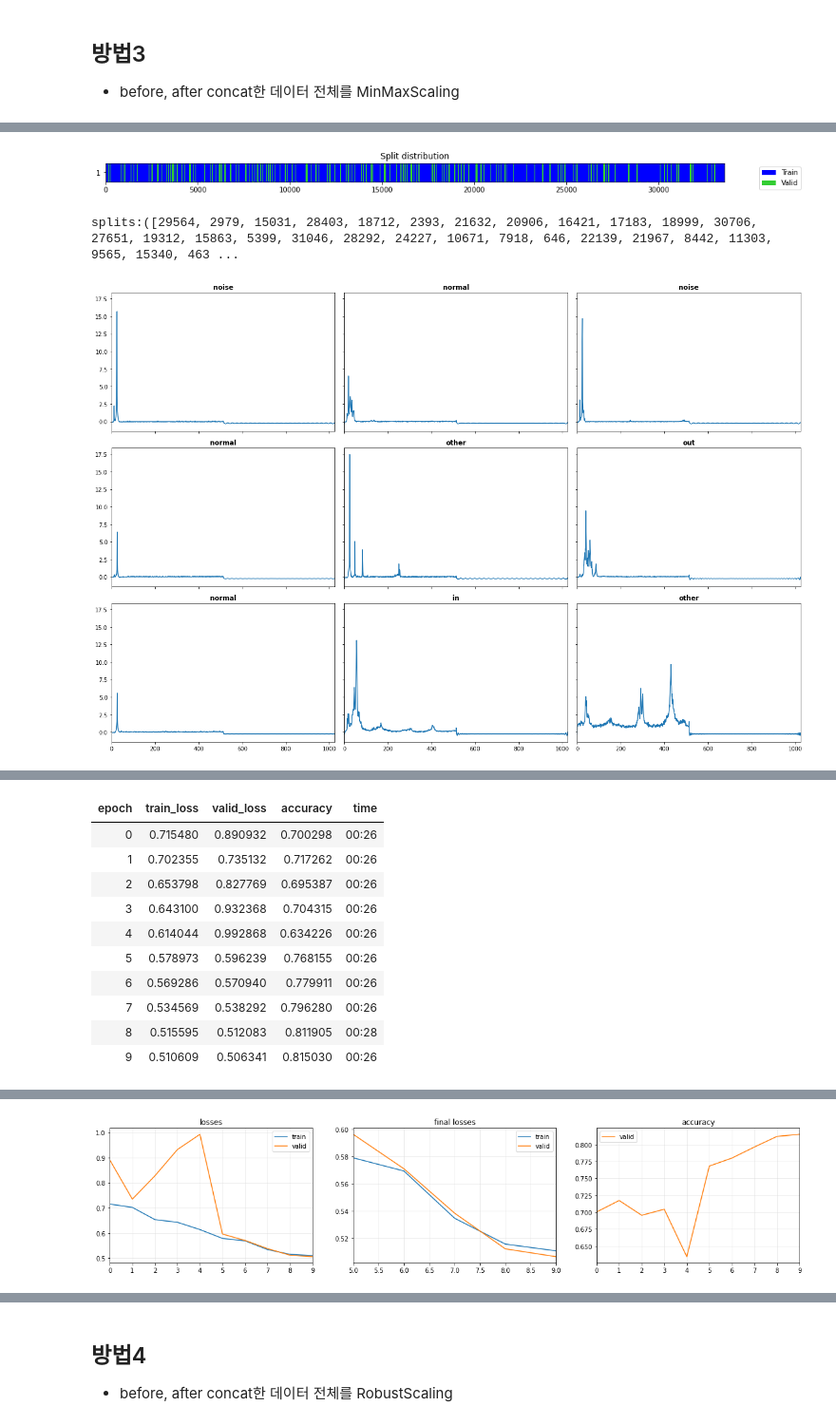
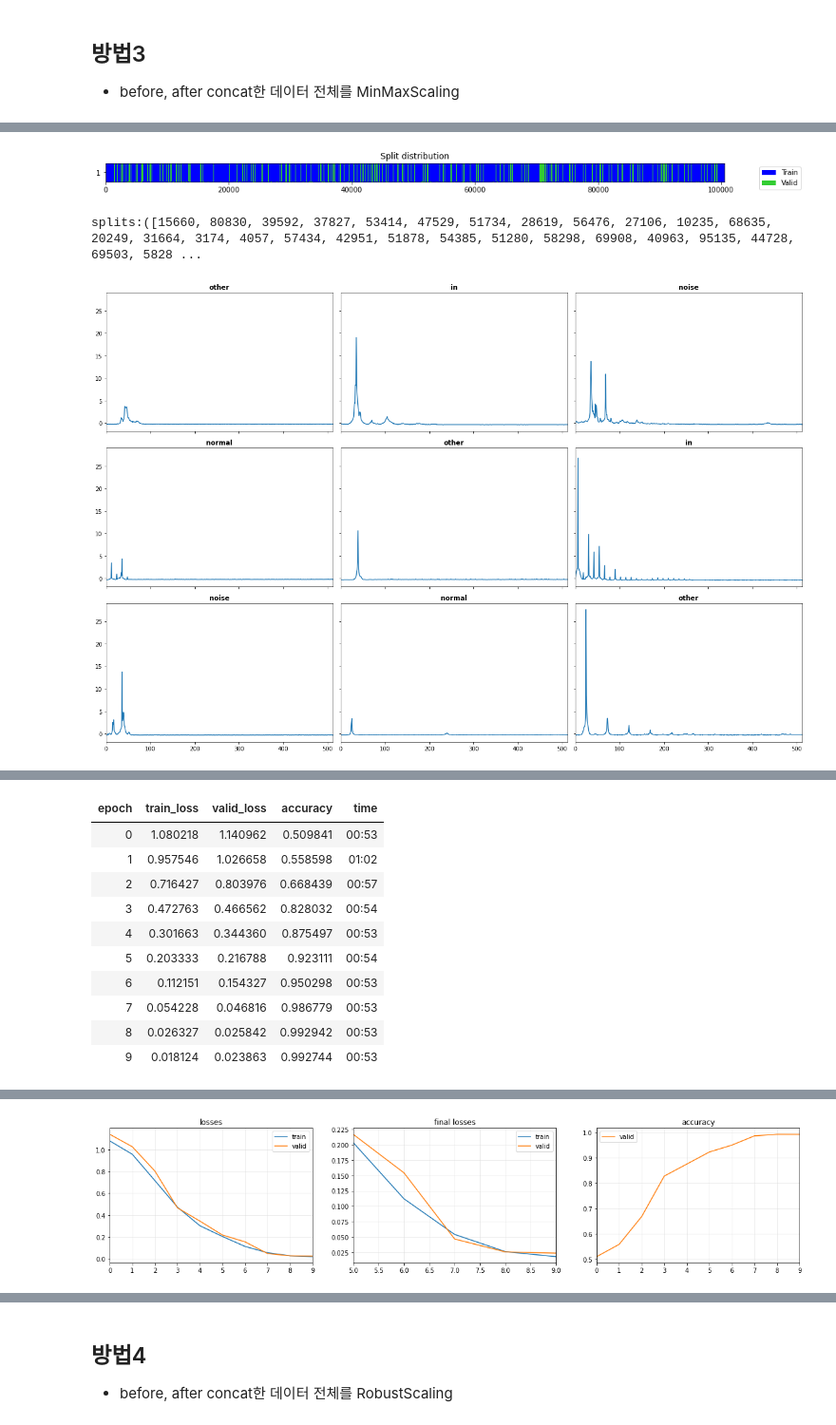
Before and after one commit to seuly1203/TSClassification, a Jupyter notebook: v24_norm_cases정리_1d.ipynb, the cells around one changed output, grey strips where cells are left out. Shown at 95% size. Cells and saved outputs as stored; diff of their text form; code cells hidden in the pictures.

```diff
--- a/v24_norm_cases정리_1d.ipynb
+++ b/v24_norm_cases정리_1d.ipynb
@@ -618,0 +595,8 @@ norm_X = to3d(norm_X)
+# %%
+import pandas as pd
+train = pd.read_csv('/content/drive/MyDrive/AIBIZ/Data/v23/leaktype_train.csv')
+X = np.array(train.drop('leaktype', axis=1))
+y = np.array(train.leaktype) # y완
+print(X.shape)
+X_1d = X.reshape(1, -1)
+print(X_1d.shape)
@@ -618,0 +606,7 @@ norm_X = to3d(norm_X)
+# %%
+from sklearn.preprocessing import MinMaxScaler
+scaler = MinMaxScaler()
+scaler = scaler.fit(X_1d.T)
+normalized_X = scaler.transform(X_1d.T).T
+norm_X = normalized_X.reshape((33600, 513))
+norm_X = to3d(norm_X) # X완
@@ -622,7 +618,7 @@ norm_X = to3d(norm_X)
 # splits 생성
 
 #
-X, y = norm_X, concat_y
+X, y = norm_X, y
 model_name = 'InceptionTimePlus'
 method_num = '3'
 #
@@ -641,45 +637,45 @@ plt.show()
 model = build_ts_model(InceptionTimePlus, dls=dls) # model
 learn = Learner(dls, model, metrics=accuracy)
 
 # learning rate curve
 learn.lr_find()
 
 # train
 learn = ts_learner(dls, metrics=accuracy, cbs=ShowGraph())
 learn.fit_one_cycle(10, lr_max=1e-3)
 
 # 모델 저장
 PATH = Path(f'./models/{model_name}_{method_num}.pkl')
 PATH.parent.mkdir(parents=True, exist_ok=True)
 learn.export(PATH)
 
 # visualize data
 learn.show_results(sharey=True)
 learn.show_probas()
 
 interp = ClassificationInterpretation.from_learner(learn)
 interp.plot_confusion_matrix()
 interp.most_confused(min_val=3)
 interp.print_classification_report()
 
 # create predictions
 PATH = Path(f'./models/{model_name}_{method_num}.pkl')
 learn_gpu = load_learner(PATH, cpu=False)
 probas, _, preds = learn_gpu.get_X_preds(X[splits[0]])
 print(preds[-10:])
 # %% [output]
-[figure, old version]
+[figure, new version]
-splits:([29564, 2979, 15031, 28403, 18712, 2393, 21632, 20906, 16421, 17183, 18999, 30706, 27651, 19312, 15863, 5399, 31046, 28292, 24227, 10671, 7918, 646, 22139, 21967, 8442, 11303, 9565, 15340, 463 ...
+splits:([15660, 80830, 39592, 37827, 53414, 47529, 51734, 28619, 56476, 27106, 10235, 68635, 20249, 31664, 3174, 4057, 57434, 42951, 51878, 54385, 51280, 58298, 69908, 40963, 95135, 44728, 69503, 5828 ...
-[figure, old version]
+[figure, new version]
 [interactive output not drawn]
 | epoch | train_loss | valid_loss | accuracy | time |
-| 0 | 0.715480 | 0.890932 | 0.700298 | 00:26 |
-| 1 | 0.702355 | 0.735132 | 0.717262 | 00:26 |
-| 2 | 0.653798 | 0.827769 | 0.695387 | 00:26 |
-| 3 | 0.643100 | 0.932368 | 0.704315 | 00:26 |
-| 4 | 0.614044 | 0.992868 | 0.634226 | 00:26 |
-| 5 | 0.578973 | 0.596239 | 0.768155 | 00:26 |
-| 6 | 0.569286 | 0.570940 | 0.779911 | 00:26 |
-| 7 | 0.534569 | 0.538292 | 0.796280 | 00:26 |
-| 8 | 0.515595 | 0.512083 | 0.811905 | 00:28 |
-| 9 | 0.510609 | 0.506341 | 0.815030 | 00:26 |
+| 0 | 1.080218 | 1.140962 | 0.509841 | 00:53 |
+| 1 | 0.957546 | 1.026658 | 0.558598 | 01:02 |
+| 2 | 0.716427 | 0.803976 | 0.668439 | 00:57 |
+| 3 | 0.472763 | 0.466562 | 0.828032 | 00:54 |
+| 4 | 0.301663 | 0.344360 | 0.875497 | 00:53 |
+| 5 | 0.203333 | 0.216788 | 0.923111 | 00:54 |
+| 6 | 0.112151 | 0.154327 | 0.950298 | 00:53 |
+| 7 | 0.054228 | 0.046816 | 0.986779 | 00:53 |
+| 8 | 0.026327 | 0.025842 | 0.992942 | 00:53 |
+| 9 | 0.018124 | 0.023863 | 0.992744 | 00:53 |
@@ -688,3 +684,3 @@ splits:([29564, 2979, 15031, 28403, 18712, 2393, 21632, 20906, 16421, 17183, 189
-[figure, old version]
+[figure, new version]
 [interactive output not drawn]
 [interactive output not drawn]
```
Also changed, not shown: parts of 69 cells of this notebook.
